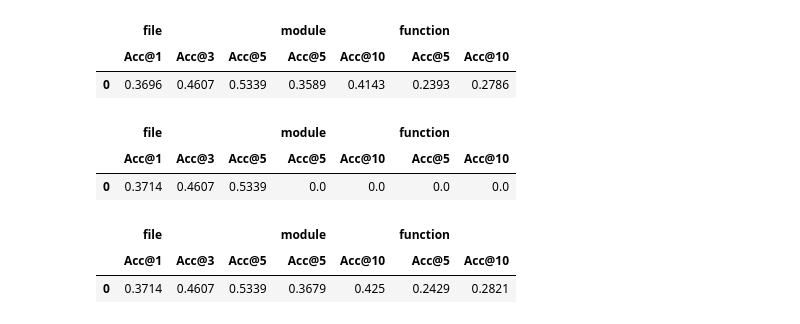
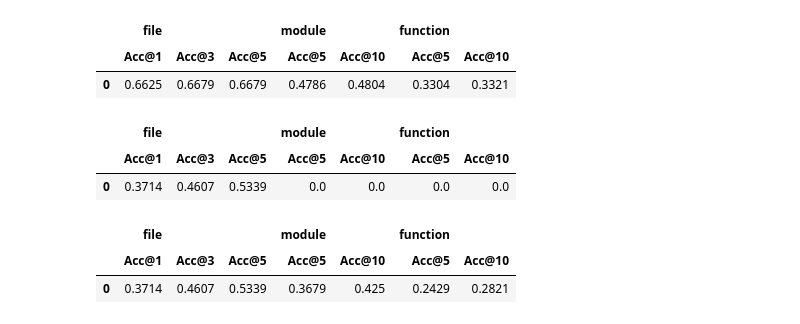
Before and after one commit to CCChz233/mini-swe-agent, a Jupyter notebook: evaluation/run_evaluation.ipynb, the cells around one changed output. Saved outputs shown, nothing was run; the diff lists cells and outputs as text; code cells hidden in the pictures.

```diff
--- a/evaluation/run_evaluation.ipynb
+++ b/evaluation/run_evaluation.ipynb
@@ -57,30 +59,30 @@ result
 # %%
 import sys
 sys.path.append('/workspace/LocAgent')
 
 from evaluation.eval_metric import evaluate_results
 
 level2key_dict = {
     'file': 'found_files',
     'module': 'found_modules',
     'function': 'found_entities',
 }
 
 # 评测 LocAgent 结果（替换为你的实际输出目录）
-loc_file = '/workspace/LocAgent/outputs/bm25_locbench/loc_outputs.jsonl'
-dataset_path = '/workspace/LocAgent/data/Loc-Bench_V1_dataset.jsonl'
+loc_file = '/Users/chz/code/locbench/mini-swe-agent/locbench/results/loc_output/GPT-OSS-120B/miniswe_bash/loc_outputs_20260301_152359.jsonl'
+dataset_path = '/Users/chz/code/locbench/mini-swe-agent/data/Loc-Bench_V1_dataset.jsonl'
 
 result = evaluate_results(
     loc_file,
     level2key_dict,
     metrics=['acc'],  # 可选: ['acc', 'recall', 'ndcg', 'precision', 'map']
     dataset_path=dataset_path
 )
 result
 # %% [output]
 |  | file |  |  | module |  | function |  |
 |  | Acc@1 | Acc@3 | Acc@5 | Acc@5 | Acc@10 | Acc@5 | Acc@10 |
-| 0 | 0.3696 | 0.4607 | 0.5339 | 0.3589 | 0.4143 | 0.2393 | 0.2786 |
+| 0 | 0.6625 | 0.6679 | 0.6679 | 0.4786 | 0.4804 | 0.3304 | 0.3321 |
 # %%
 import sys
 sys.path.append('/workspace/LocAgent')
```
Also changed, not shown: parts of 2 cells of this notebook, 8 other files.
